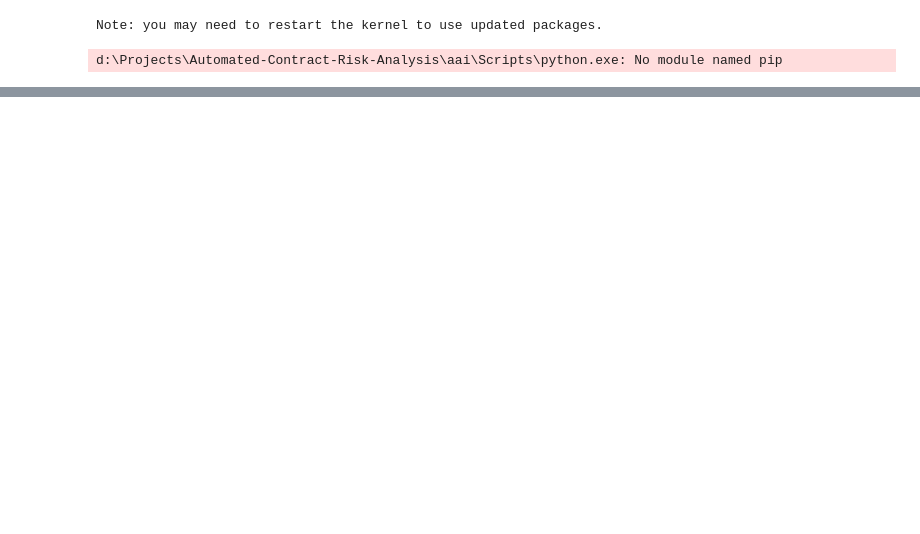
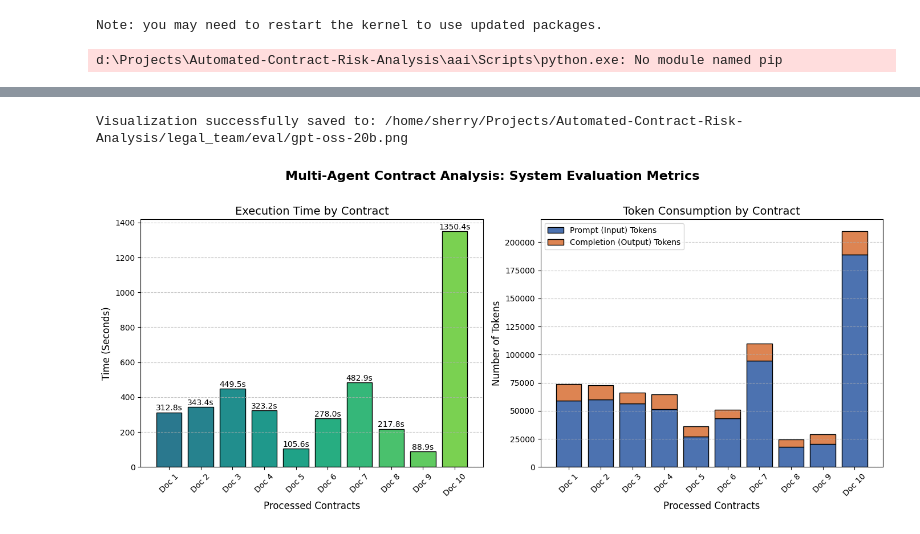
Before and after one commit to maaz-khan8/Automated-Contract-Risk-Analysis, a Jupyter notebook: legal_team/eval/visualization.ipynb, the cells around one changed output, grey strips where cells are left out. Saved outputs shown, nothing was run; the diff lists cells and outputs as text; code cells hidden in the pictures; blank space fills up the shorter version.

```diff
--- a/legal_team/eval/visualization.ipynb
+++ b/legal_team/eval/visualization.ipynb
@@ -10,7 +12,7 @@ import numpy as np
 import os
 
 # 1. Load the CSV Data
-csv_path = "D:\\Projects\\Automated-Contract-Risk-Analysis\\legal_team\\eval\\system_evaluation_metrics.csv"
+csv_path = "/home/sherry/Projects/Automated-Contract-Risk-Analysis/legal_team/eval/llama-8b-metrics.csv"
 
 if not os.path.exists(csv_path):
     print(f"Error: Could not find {csv_path}. Please run the evaluation pipeline first.")
@@ -70,7 +72,7 @@ ax2.legend()
 plt.tight_layout()
 
 # Save the visualization as an image in your output folder
-output_image = "D:\\Projects\\Automated-Contract-Risk-Analysis\\legal_team\\eval\\evaluation_dashboard.png"
+output_image = "/home/sherry/Projects/Automated-Contract-Risk-Analysis/legal_team/eval/llama-8b.png"
 plt.savefig(output_image, dpi=300, bbox_inches='tight')
 print(f"Visualization successfully saved to: {output_image}")
 
@@ -81,0 +86,76 @@ Visualization successfully saved to: D:\Projects\Automated-Contract-Risk-Analysi
+# %%
+import pandas as pd
+import matplotlib.pyplot as plt
+import numpy as np
+import os
+
+# 1. Load the CSV Data
+csv_path = "/home/sherry/Projects/Automated-Contract-Risk-Analysis/legal_team/eval/gpt-oss-20b-metrics.csv"
+
+if not os.path.exists(csv_path):
+    print(f"Error: Could not find {csv_path}. Please run the evaluation pipeline first.")
+    exit()
+
+df = pd.read_csv(csv_path)
+
+# 2. Clean the Data
+# Filter out any contracts that failed so they don't break the graphs
+success_df = df[df['Status'] == 'Success'].copy()
+
+# Ensure the numerical columns are actually treated as numbers
+success_df['Time_Taken_Seconds'] = pd.to_numeric(success_df['Time_Taken_Seconds'])
+success_df['Prompt_Tokens'] = pd.to_numeric(success_df['Prompt_Tokens'])
+success_df['Completion_Tokens'] = pd.to_numeric(success_df['Completion_Tokens'])
+
+# Create short labels for the X-axis (e.g., "Contract 1", "Contract 2")
+# to keep the chart from looking cluttered with long PDF filenames
+success_df['Short_Name'] = [f"Doc {i+1}" for i in range(len(success_df))]
+
+# 3. Set up the Matplotlib Figure (1 row, 2 columns)
+fig, (ax1, ax2) = plt.subplots(1, 2, figsize=(14, 6))
+fig.suptitle('Multi-Agent Contract Analysis: System Evaluation Metrics', fontsize=16, fontweight='bold', y=1.02)
+
+# ==========================================
+# CHART 1: Execution Time per Contract
+# ==========================================
+colors_time = plt.cm.viridis(np.linspace(0.4, 0.8, len(success_df)))
+bars1 = ax1.bar(success_df['Short_Name'], success_df['Time_Taken_Seconds'], color=colors_time, edgecolor='black')
+
+ax1.set_title('Execution Time by Contract', fontsize=14)
+ax1.set_ylabel('Time (Seconds)', fontsize=12)
+ax1.set_xlabel('Processed Contracts', fontsize=12)
+ax1.grid(axis='y', linestyle='--', alpha=0.7)
+ax1.tick_params(axis='x', rotation=45)
+
+# Add exact time labels on top of the bars
+for bar in bars1:
+    yval = bar.get_height()
+    ax1.text(bar.get_x() + bar.get_width()/2, yval + 0.5, f'{round(yval, 1)}s', ha='center', va='bottom', fontsize=10)
+
+# ==========================================
+# CHART 2: Token Consumption (Stacked Bar)
+# ==========================================
+# We stack Completion Tokens on top of Prompt Tokens
+ax2.bar(success_df['Short_Name'], success_df['Prompt_Tokens'], label='Prompt (Input) Tokens', color='#4C72B0', edgecolor='black')
+ax2.bar(success_df['Short_Name'], success_df['Completion_Tokens'], bottom=success_df['Prompt_Tokens'], label='Completion (Output) Tokens', color='#DD8452', edgecolor='black')
+
+ax2.set_title('Token Consumption by Contract', fontsize=14)
+ax2.set_ylabel('Number of Tokens', fontsize=12)
+ax2.set_xlabel('Processed Contracts', fontsize=12)
+ax2.grid(axis='y', linestyle='--', alpha=0.7)
+ax2.tick_params(axis='x', rotation=45)
+ax2.legend()
+
+# 4. Final Layout Adjustments and Save/Show
+plt.tight_layout()
+
+# Save the visualization as an image in your output folder
+output_image = "/home/sherry/Projects/Automated-Contract-Risk-Analysis/legal_team/eval/gpt-oss-20b.png"
+plt.savefig(output_image, dpi=300, bbox_inches='tight')
+print(f"Visualization successfully saved to: {output_image}")
+
+# Display the charts on your screen
+plt.show()
+# %% [output]
+Visualization successfully saved to: /home/sherry/Projects/Automated-Contract-Risk-Analysis/legal_team/eval/gpt-oss-20b.png
+[figure, added]
```
Also changed, not shown: parts of 3 cells of this notebook, 3 other files.
